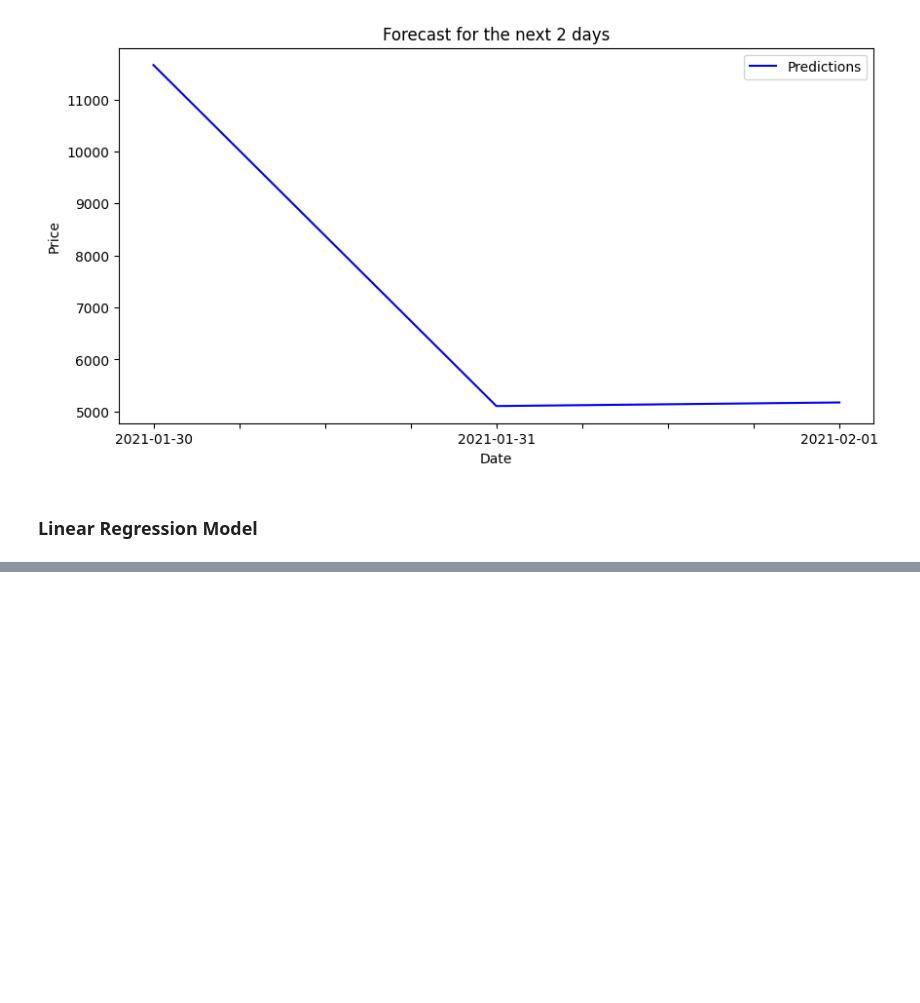
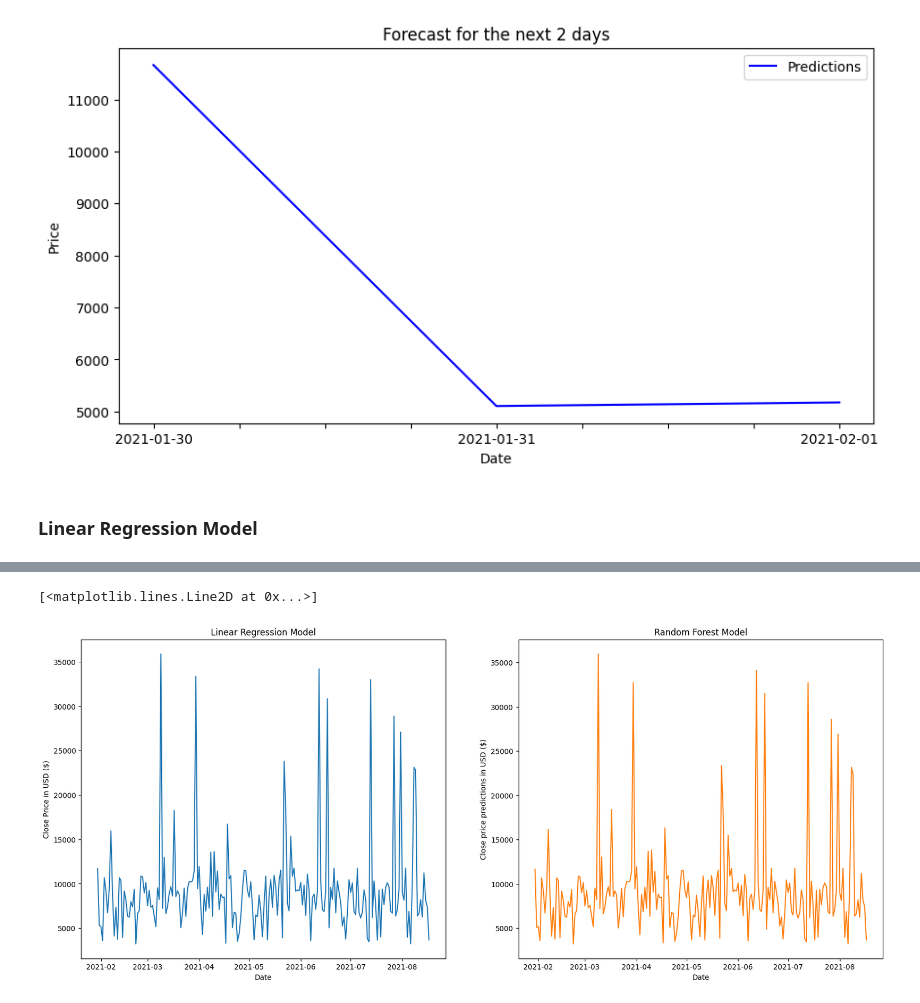
Before and after one commit to RompfRobert/Machine_Learning_and_Deep_Learning, a Jupyter notebook: MIB_Non-Neural_Machine_Learning/08_Assignement/rrompf_assignement_v2.ipynb, the cells around one changed output, grey strips where cells are left out. Cells and saved outputs as stored; diff of their text form; code cells hidden in the pictures; blank space fills up the shorter version.

```diff
--- a/MIB_Non-Neural_Machine_Learning/08_Assignement/rrompf_assignement_v2.ipynb
+++ b/MIB_Non-Neural_Machine_Learning/08_Assignement/rrompf_assignement_v2.ipynb
@@ -224,13 +249,11 @@ date
 # %% [markdown]
 ### Linear Regression Model
 # %%
-# Import model
-model = LinearRegression()
 # Set the X and the Y to train and test data
-X = df['date']
+x = df.loc[:, df.columns != 'close_USD']
 y = df['close_USD']
 # Splitting the datasets into training and testing
-X_train, X_test, y_train, y_test = train_test_split(X, y, shuffle=True, train_size=0.3, random_state=random_seed)
+X_train, X_test, y_train, y_test = train_test_split(x, y, shuffle=True, train_size=0.2, random_state=random_seed)
 # %%
 print("X_train:\t")
 print(X_train)
@@ -248,0 +290,9 @@ print("Ratio of 1 in y in test: {0:.2f}%".format(sum(y_test)/len(y_test)*100))
+# %%
+# Create Regression Model
+model = LinearRegression()
+
+# Train the model
+model.fit(X_train, y_train)
+
+# Use model to make predictions
+y_pred = model.predict(X_test)
@@ -248,0 +312,4 @@ print("Ratio of 1 in y in test: {0:.2f}%".format(sum(y_test)/len(y_test)*100))
+# %%
+predictions_lr = pd.DataFrame({"Predictions": y_pred}, index=pd.date_range(start=df.index[-1], periods=len(y_pred), freq="D"))
+predictions_lr.index.name = 'date'
+predictions_lr
@@ -248,0 +331,15 @@ print("Ratio of 1 in y in test: {0:.2f}%".format(sum(y_test)/len(y_test)*100))
+# %%
+fig, (ax1, ax2) = plt.subplots(1, 2, figsize=(20,8))
+
+ax1.set_title('Linear Regression Model')
+ax1.set_xlabel('Date')
+ax1.set_ylabel('Close Price in USD ($)')
+ax1.plot(predictions_lr[:200])
+
+ax2.set_title('Random Forest Model')
+ax2.set_xlabel('Date')
+ax2.set_ylabel('Close price predictions in USD ($)')
+ax2.plot(predictions['Predictions'], 'tab:orange')
+# %% [output]
+[<matplotlib.lines.Line2D at 0x...>]
+[figure, added]
```
Also changed, not shown: parts of 10 cells of this notebook, 1 other file.
